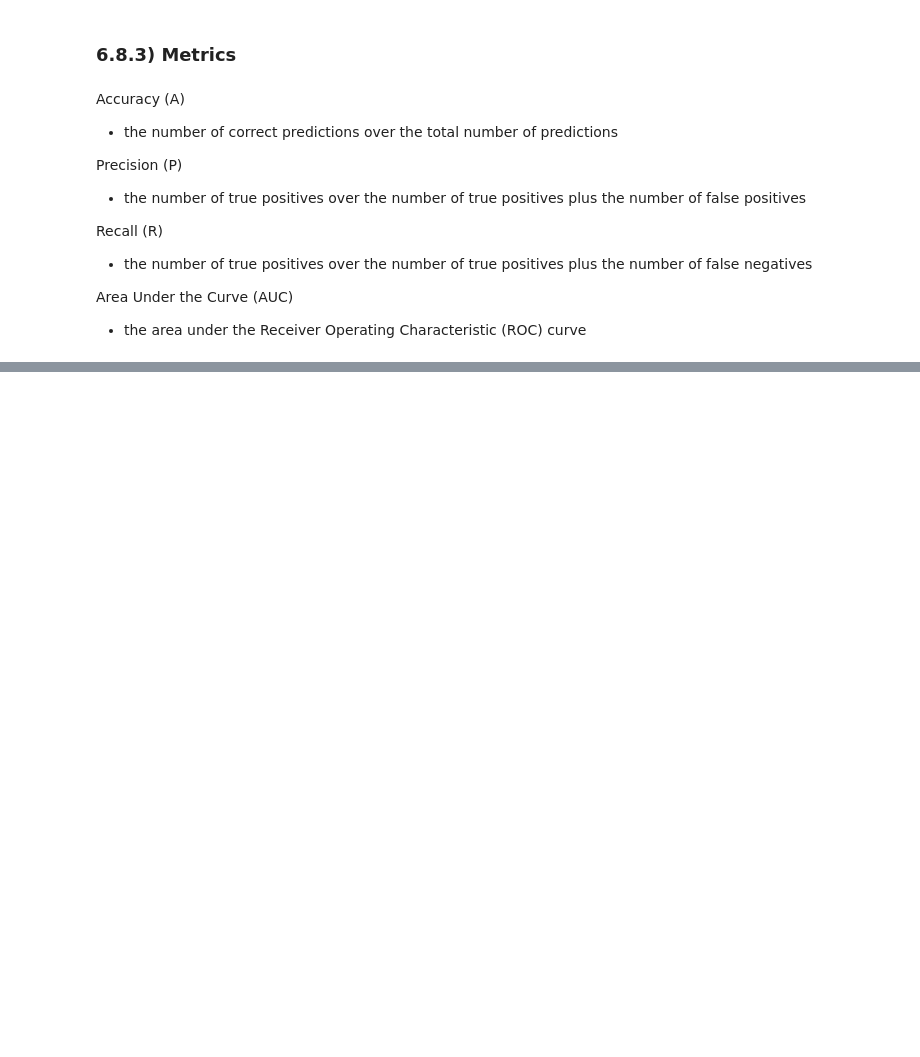
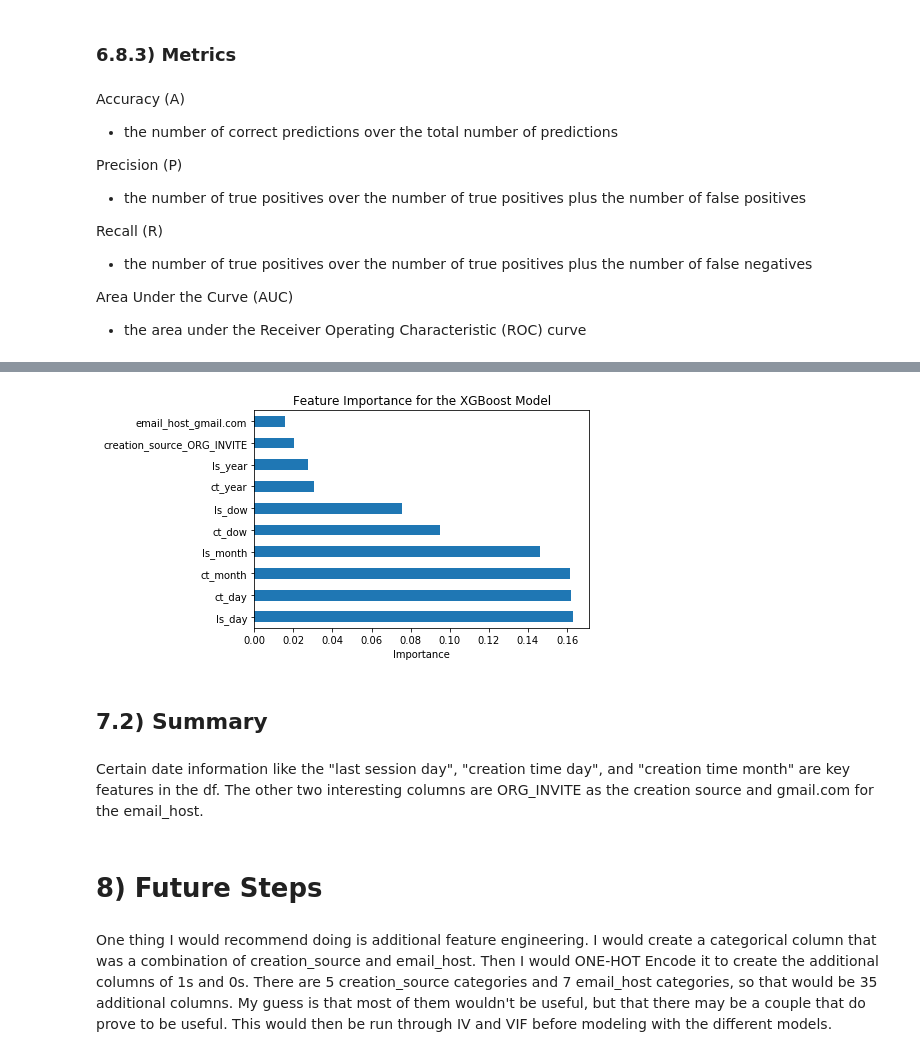
Before and after one commit to milesin3d/Springboard-MiniProjects, a Jupyter notebook: Relax Inc/Relax Inc.ipynb, the cells around one changed output, grey strips where cells are left out. Drawn from its saved outputs; the diff is of its cells as text; code cells hidden in the pictures; blank space fills up the shorter version.

```diff
--- a/Relax Inc/Relax Inc.ipynb
+++ b/Relax Inc/Relax Inc.ipynb
@@ -1802,7 +1830,3 @@ X_train, X_test, y_train, y_test = train_test_split(X, y,
                                                     test_size=0.3,
                                                     random_state=0,
                                                     stratify=y)
-# %%
-# only use columns/features from IV/VIF results
-X_train = X_train[final_cols]
-X_train.head()
@@ -2231,0 +2341,8 @@ metrics
+# %%
+# create a df with the features and their importance
+
+model_importance = pd.DataFrame(best_clf.feature_importances_,
+                                index = X_train.columns,
+                                columns = ['importance']).sort_values('importance',
+                                                                      ascending=False)
+model_importance
@@ -2231,0 +2367,15 @@ metrics
+# %%
+model_importance.head(10).plot(kind='barh', legend=False)
+_ = plt.xlabel('Importance')
+plot_title = 'Feature Importance for the ' + best_clf_name + ' Model'
+_ = plt.title(plot_title)
+# %% [output]
+[figure, added]
+# %% [markdown]
+## 7.2) Summary
+# %% [markdown]
+Certain date information like the "last session day", "creation time day", and "creation time month" are key features in the df. The other two interesting columns are ORG_INVITE as the creation source and gmail.com for the email_host.
+# %% [markdown]
+# 8) Future Steps
+# %% [markdown]
+One thing I would recommend doing is additional feature engineering. I would create a categorical column that was a combination of creation_source and email_host. Then I would ONE-HOT Encode it to create the additional columns of 1s and 0s. There are 5 creation_source categories and 7 email_host categories, so that would be 35 additional columns. My guess is that most of them wouldn't be useful, but that there may be a couple that do prove to be useful. This would then be run through IV and VIF before modeling with the different models.
```
Also changed, not shown: parts of 44 cells of this notebook.
